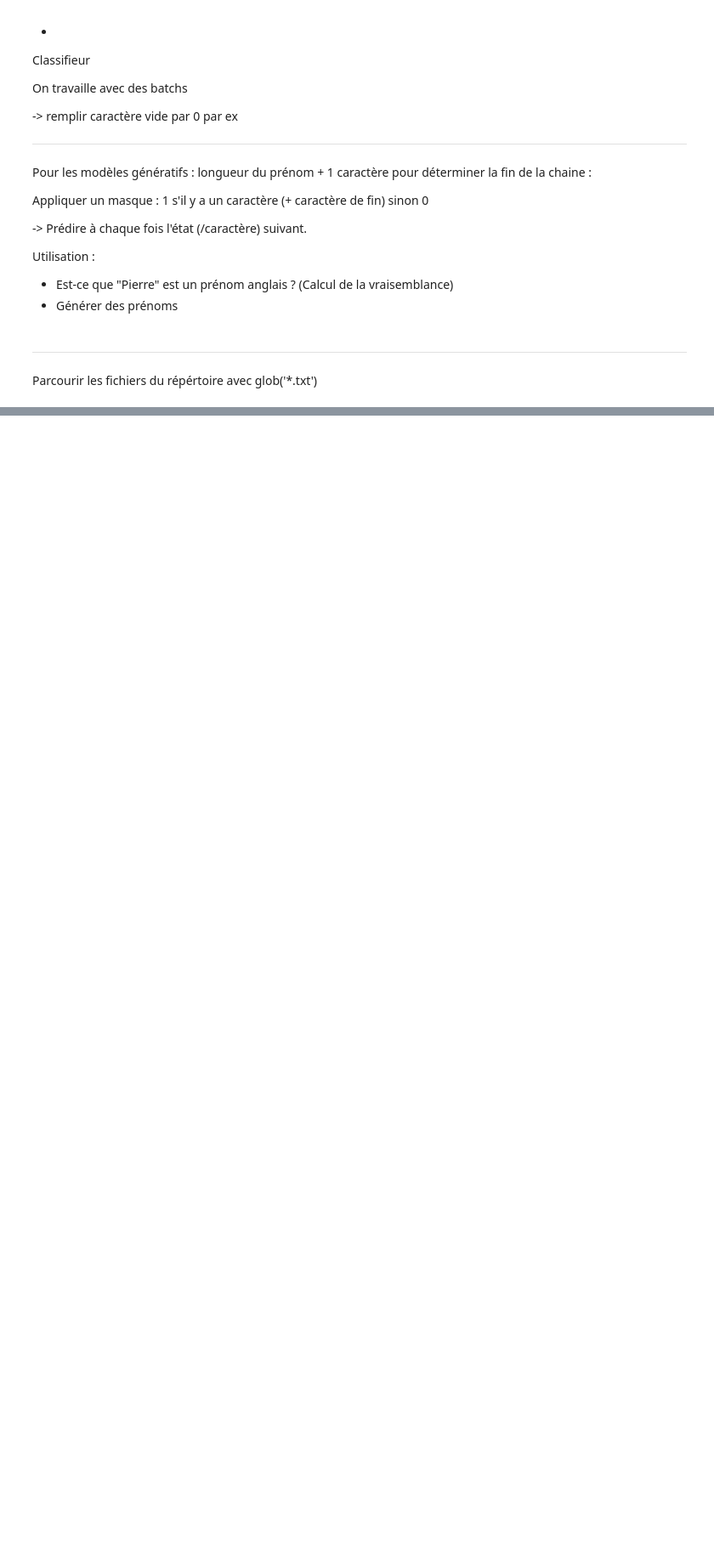
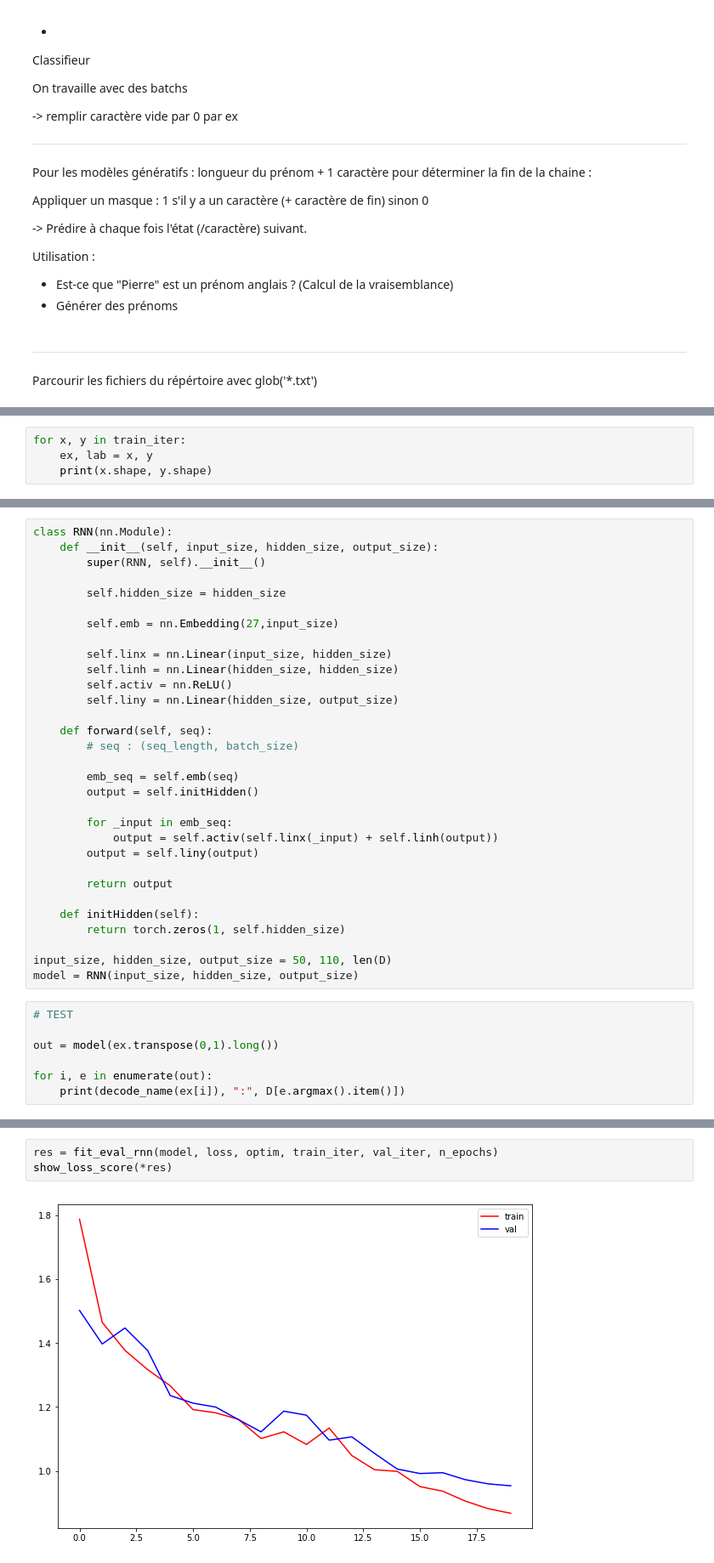
Before and after one commit to JulietteOrtholand/AS-TME7, a Jupyter notebook: tme7.ipynb, the cells around one changed output, grey strips where cells are left out. Shown: that part at 85% size. Cells and saved outputs as stored; diff of their text form; blank space fills up the shorter version.

```diff
--- a/tme7.ipynb
+++ b/tme7.ipynb
@@ -244,0 +158,4 @@ plt.show()
+# %%
+for x, y in train_iter:
+    ex, lab = x, y
+    print(x.shape, y.shape)
@@ -244,0 +184,38 @@ plt.show()
+# %%
+class RNN(nn.Module):
+    def __init__(self, input_size, hidden_size, output_size):
+        super(RNN, self).__init__()
+
+        self.hidden_size = hidden_size
+
+        self.emb = nn.Embedding(27,input_size)
+
+        self.linx = nn.Linear(input_size, hidden_size)
+        self.linh = nn.Linear(hidden_size, hidden_size)
+        self.activ = nn.ReLU()
+        self.liny = nn.Linear(hidden_size, output_size)
+
+    def forward(self, seq):
+        # seq : (seq_length, batch_size)
+
+        emb_seq = self.emb(seq)
+        output = self.initHidden()
+
+        for _input in emb_seq:
+            output = self.activ(self.linx(_input) + self.linh(output))
+        output = self.liny(output)
+
+        return output
+
+    def initHidden(self):
+        return torch.zeros(1, self.hidden_size)
+
+input_size, hidden_size, output_size = 50, 110, len(D)
+model = RNN(input_size, hidden_size, output_size)
+# %%
+# TEST
+
+out = model(ex.transpose(0,1).long())
+
+for i, e in enumerate(out):
+    print(decode_name(ex[i]), ":", D[e.argmax().item()])
@@ -244,0 +319,5 @@ plt.show()
+# %%
+res = fit_eval_rnn(model, loss, optim, train_iter, val_iter, n_epochs)
+show_loss_score(*res)
+# %% [output]
+[figure, added]
```
Also changed, not shown: parts of 23 cells of this notebook.
